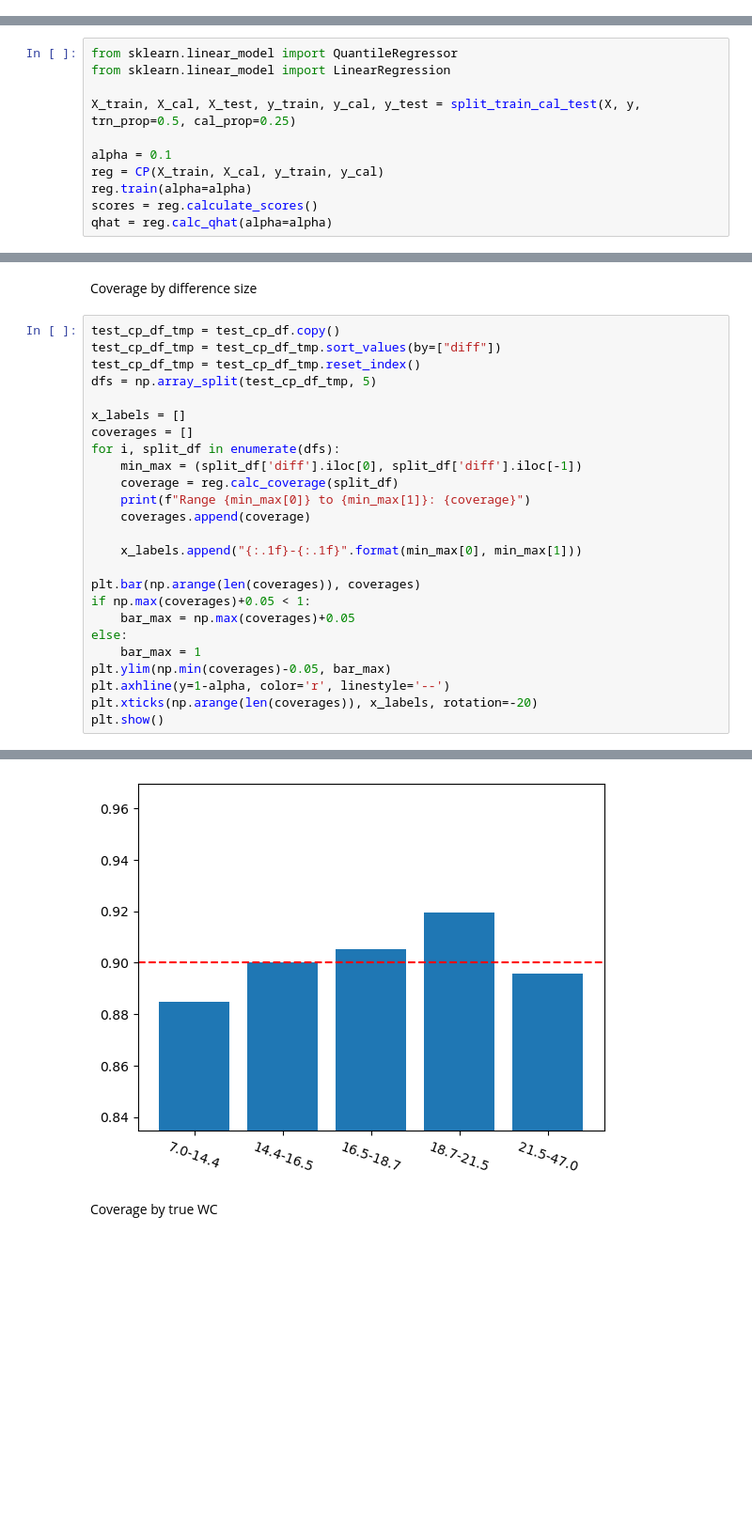
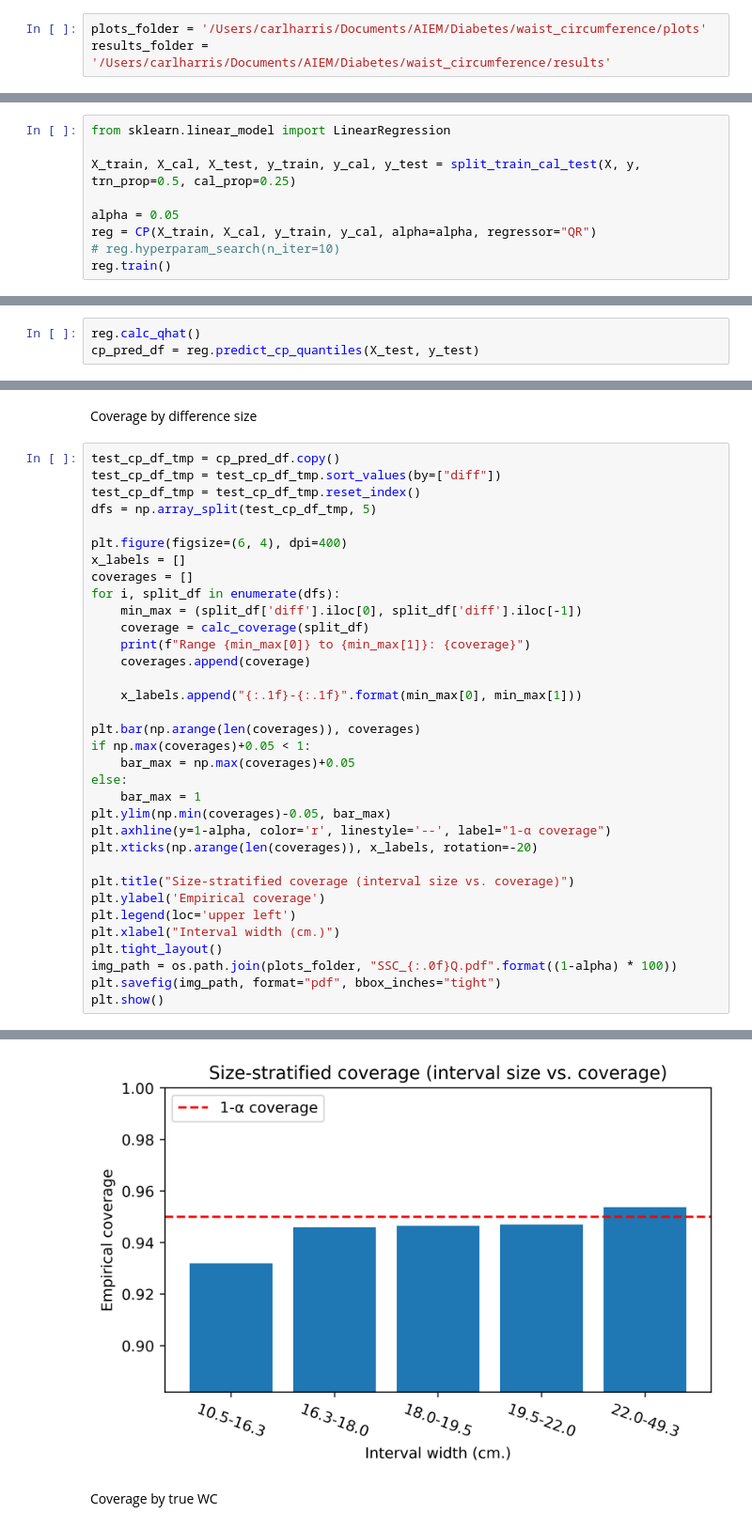
Before and after one commit to carlwharris/conformal_prediction_NHANES, a Jupyter notebook: clean_data.ipynb, the cells around one changed output, grey strips where cells are left out. Shown: that part at 94% size. Drawn from its saved outputs; the diff is of its cells as text; blank space fills up the shorter version.

Commit message:
plot improvements

```diff
--- a/clean_data.ipynb
+++ b/clean_data.ipynb
@@ -9,3 +13,6 @@ from preprocess_data import recode_variables, split_train_cal_test
+# %%
+plots_folder = '/Users/carlharris/Documents/AIEM/Diabetes/waist_circumference/plots'
+results_folder = '/Users/carlharris/Documents/AIEM/Diabetes/waist_circumference/results'
 # %%
 f_path = '/Users/carlharris/Documents/AIEM/Diabetes/waist_circumference/data.csv'
 df = pd.read_csv(f_path, na_values="None")
@@ -27,12 +38,10 @@ y = y[outcome].astype(float)
 # %%
-from sklearn.linear_model import QuantileRegressor
 from sklearn.linear_model import LinearRegression
 
 X_train, X_cal, X_test, y_train, y_cal, y_test = split_train_cal_test(X, y, trn_prop=0.5, cal_prop=0.25)
 
-alpha = 0.1
-reg = CP(X_train, X_cal, y_train, y_cal)
-reg.train(alpha=alpha)
-scores = reg.calculate_scores()
-qhat = reg.calc_qhat(alpha=alpha)
+alpha = 0.05
+reg = CP(X_train, X_cal, y_train, y_cal, alpha=alpha, regressor="QR")
+# reg.hyperparam_search(n_iter=10)
+reg.train()
 # %% [output]
@@ -49,0 +51,3 @@ Conformalizing with qhat=0.06535253042044076
+# %%
+reg.calc_qhat()
+cp_pred_df = reg.predict_cp_quantiles(X_test, y_test)
@@ -80,16 +127,17 @@ plt.scatter(sample_df.index, sample_df['y_true'], s=3)
 # %% [markdown]
 Coverage by difference size
 # %%
-test_cp_df_tmp = test_cp_df.copy()
+test_cp_df_tmp = cp_pred_df.copy()
 test_cp_df_tmp = test_cp_df_tmp.sort_values(by=["diff"])
 test_cp_df_tmp = test_cp_df_tmp.reset_index()
 dfs = np.array_split(test_cp_df_tmp, 5)
 
+plt.figure(figsize=(6, 4), dpi=400)
 x_labels = []
 coverages = []
 for i, split_df in enumerate(dfs):
     min_max = (split_df['diff'].iloc[0], split_df['diff'].iloc[-1])
-    coverage = reg.calc_coverage(split_df)
+    coverage = calc_coverage(split_df)
     print(f"Range {min_max[0]} to {min_max[1]}: {coverage}")
     coverages.append(coverage)
 
@@ -101,7 +149,15 @@ if np.max(coverages)+0.05 < 1:
 else:
     bar_max = 1
 plt.ylim(np.min(coverages)-0.05, bar_max)
-plt.axhline(y=1-alpha, color='r', linestyle='--')
+plt.axhline(y=1-alpha, color='r', linestyle='--', label="1-α coverage")
 plt.xticks(np.arange(len(coverages)), x_labels, rotation=-20)
+
+plt.title("Size-stratified coverage (interval size vs. coverage)")
+plt.ylabel('Empirical coverage')
+plt.legend(loc='upper left')
+plt.xlabel("Interval width (cm.)")
+plt.tight_layout()
+img_path = os.path.join(plots_folder, "SSC_{:.0f}Q.pdf".format((1-alpha) * 100))
+plt.savefig(img_path, format="pdf", bbox_inches="tight")
 plt.show()
 # %% [output]
@@ -113,4 +169,4 @@ Range 21.547644961360632 to 46.97740599861294: 0.8958762886597939
-[figure, old version]
+[figure, new version]
 # %% [markdown]
 Coverage by true WC
 # %%
```
Also changed, not shown: parts of 20 cells of this notebook.
